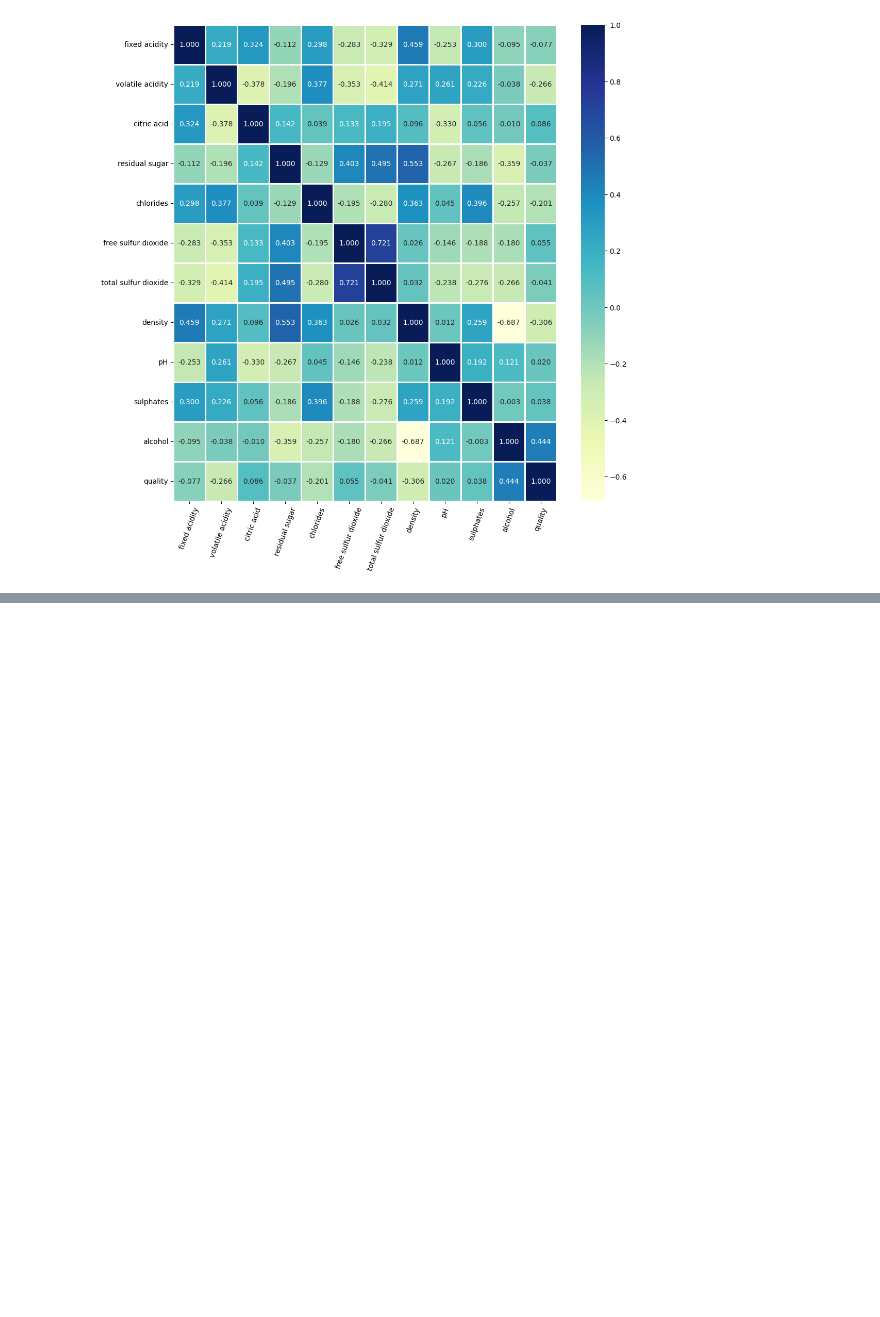
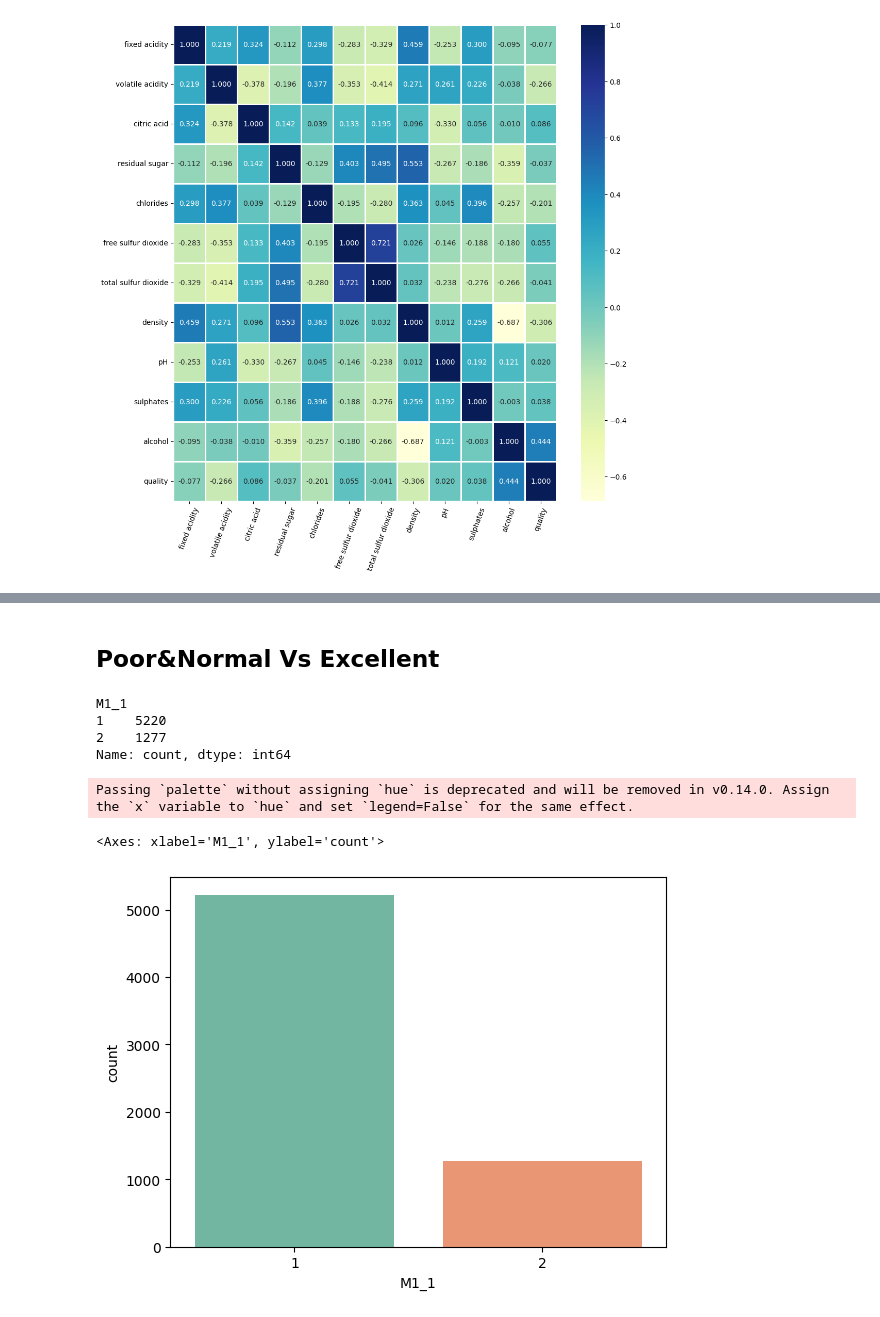
Before and after one commit to REPLY00889/ai_wine_quality, a Jupyter notebook: project.ipynb, the cells around one changed output, grey strips where cells are left out. Saved outputs shown, nothing was run; the diff lists cells and outputs as text; code cells hidden in the pictures; blank space fills up the shorter version.

```diff
--- a/project.ipynb
+++ b/project.ipynb
@@ -138,0 +276,9 @@ plt.xticks(rotation=70)
+# %%
+# selected features from logistic regression
+dfs = df_multi[['fixed acidity', 'volatile acidity', 'pH', 'alcohol','quality','Mclass']]
+
+features = ['fixed acidity', 'volatile acidity', 'pH', 'alcohol']
+x_dfs = dfs.loc[:, features].values
+y_dfs = dfs.loc[:,['Mclass']].values
+
+forest_test(x_dfs, y_dfs)
@@ -138,0 +300,24 @@ plt.xticks(rotation=70)
+# %% [markdown]
+## Poor&Normal Vs Excellent
+# %%
+df_m1 = dfs.copy()
+# %%
+def convertQuality_lay1_1(i):
+    if i == 'excellent':
+        return 2
+    elif i == 'poor' or i == 'normal':
+        return 1
+# %%
+df_m1['M1_1'] = df_m1['quality'].map(convertQuality_lay1_1)
+df_m1['M1_1'].value_counts()
+# %% [output]
+M1_1
+1    5220
+2    1277
+Name: count, dtype: int64
+# %%
+sns.countplot(x=df_m1['M1_1'], palette='Set2')
+# %% [output]
+Passing `palette` without assigning `hue` is deprecated and will be removed in v0.14.0. Assign the `x` variable to `hue` and set `legend=False` for the same effect.
+<Axes: xlabel='M1_1', ylabel='count'>
+[figure, added]
```
Also changed, not shown: parts of 46 cells of this notebook.
